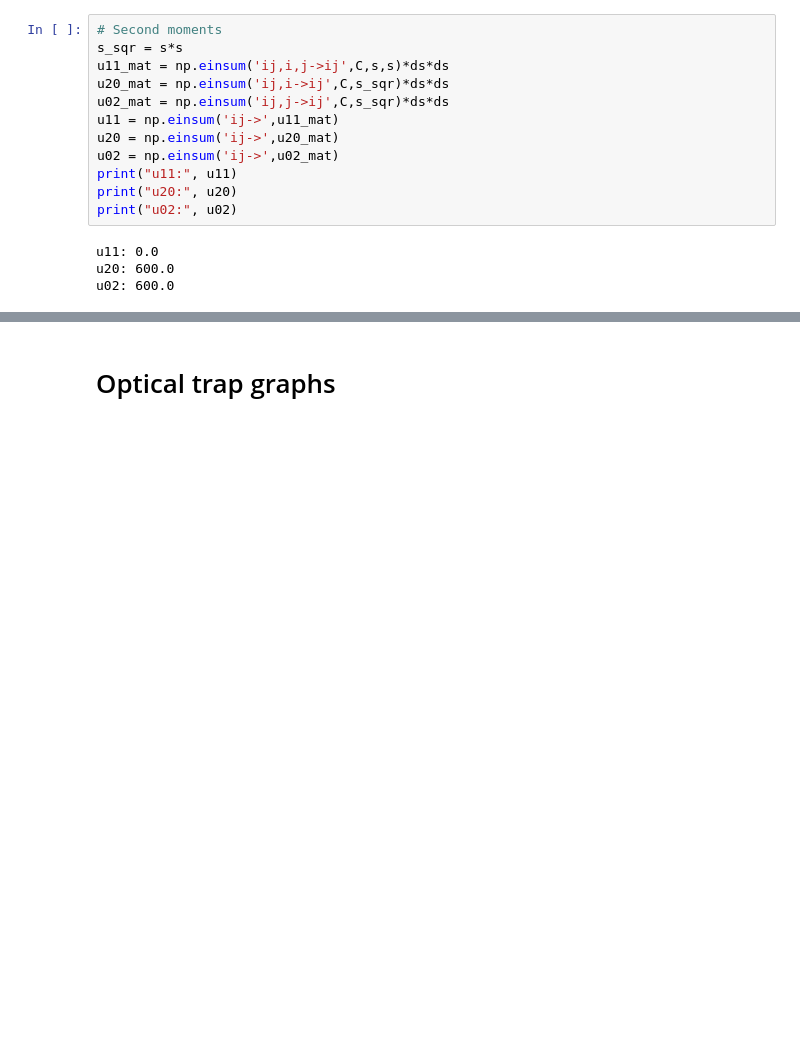
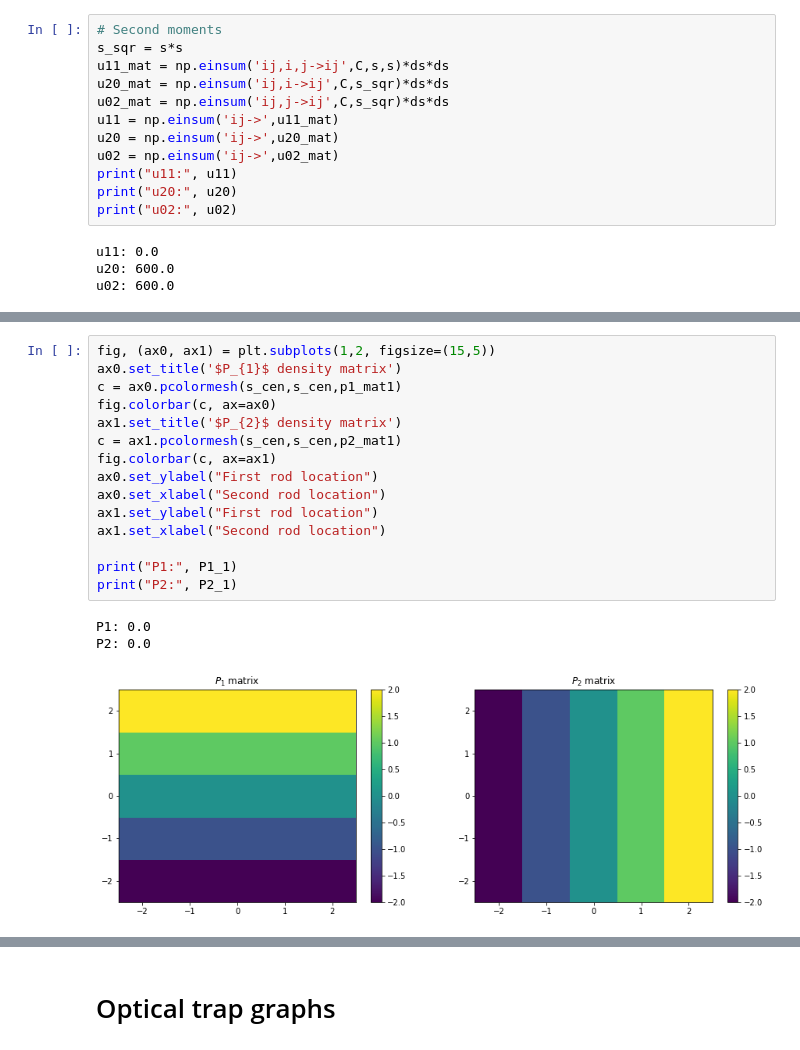
Before and after one commit to lamsoa729/FoXlink, a Jupyter notebook: notebooks/FP_graph_prototypes.ipynb, the cells around one changed output, grey strips where cells are left out. Cells and saved outputs as stored; diff of their text form; blank space fills up the shorter version.

```diff
--- a/notebooks/FP_graph_prototypes.ipynb
+++ b/notebooks/FP_graph_prototypes.ipynb
@@ -326,2 +309,21 @@ u02: 50.0
+# %%
+fig, (ax0, ax1) = plt.subplots(1,2, figsize=(15,5))
+ax0.set_title('$P_{1}$ density matrix')
+c = ax0.pcolormesh(s_cen,s_cen,p1_mat1)
+fig.colorbar(c, ax=ax0)
+ax1.set_title('$P_{2}$ density matrix')
+c = ax1.pcolormesh(s_cen,s_cen,p2_mat1)
+fig.colorbar(c, ax=ax1)
+ax0.set_ylabel("First rod location")
+ax0.set_xlabel("Second rod location")
+ax1.set_ylabel("First rod location")
+ax1.set_xlabel("Second rod location")
+
+print("P1:", P1_1)
+print("P2:", P2_1)
+# %% [output]
+P1: 0.0
+P2: 0.0
+[figure, added]
 # %%
 fig, (ax0, ax1, ax2) = plt.subplots(1,3, figsize=(15,5))
```
Also changed, not shown: parts of 10 cells of this notebook, 3 other files.
